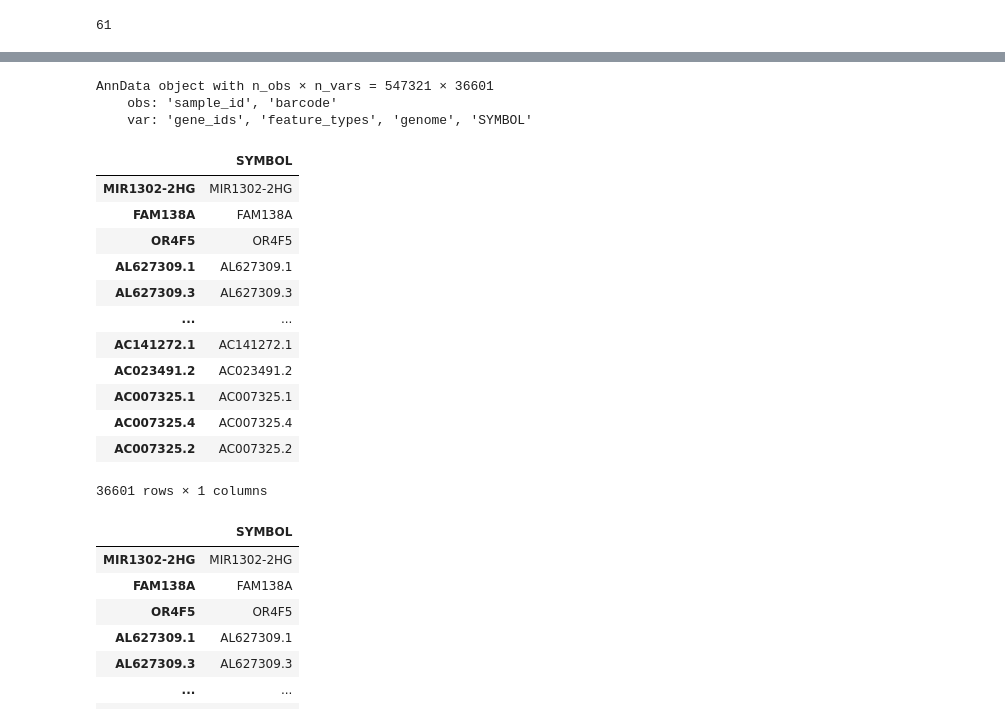
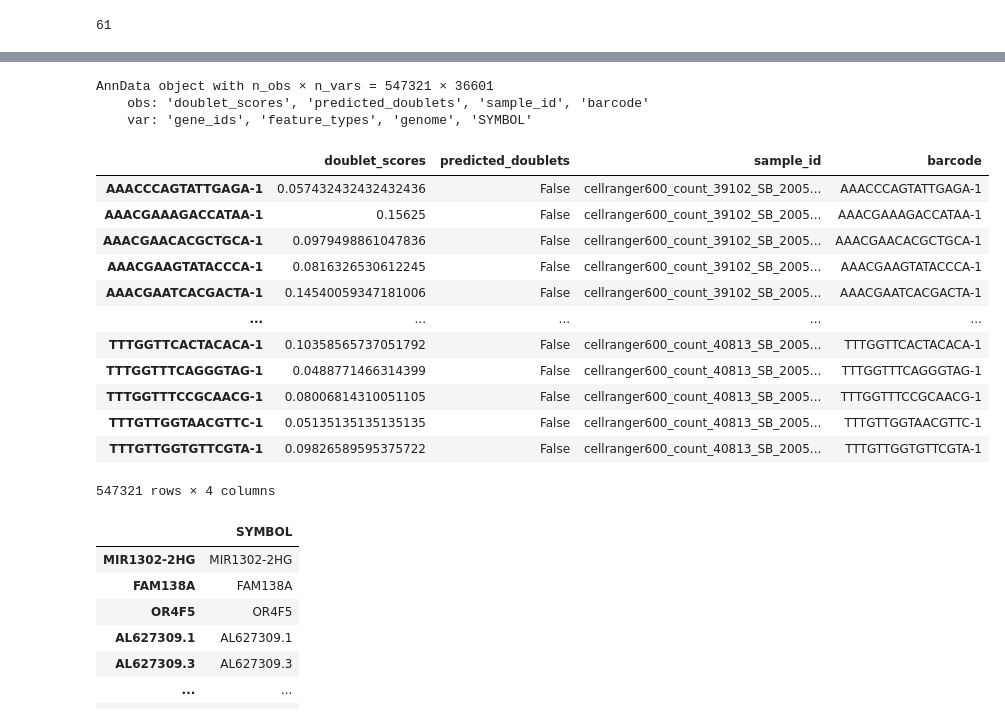
Before and after one commit to haniffalab/cns-haematopoiesis, a Jupyter notebook: analysis/01_preprocess_scRNAseq/combined_anndata_object_generation.ipynb, the cells around one changed output, grey strips where cells are left out. Saved outputs shown, nothing was run; the diff lists cells and outputs as text; code cells hidden in the pictures.

```diff
--- a/analysis/01_preprocess_scRNAseq/combined_anndata_object_generation.ipynb
+++ b/analysis/01_preprocess_scRNAseq/combined_anndata_object_generation.ipynb
@@ -43,6 +43,10 @@ def read_10x_output(smp_list, metadata=None, type = 'raw'):
             if type in i and 'h5' in i:
                 file = f"{sample_name}_knee_FPR_0.01_filtered.h5"
                 ad[sample_name] = sc.read_10x_h5(sample_name +'/'+file)
+                scrub = scr.Scrublet(ad[sample_name].X.copy())
+                doublet_scores, predicted_doublets = scrub.scrub_doublets()
+                ad[sample_name].obs['doublet_scores'] = doublet_scores
+                ad[sample_name].obs['predicted_doublets'] = predicted_doublets
                 ad[sample_name].var['ENSEMBL'] = ad[sample_name].var.index
                 ad[sample_name].var.rename(columns = {'gene_ids':'SYMBOL'}, inplace = True)
                 ad[sample_name].var.index = ad[sample_name].var['SYMBOL']
@@ -167,2 +199,7 @@ AnnData object with n_obs × n_vars = 924995 × 36601
 # %%
 meninges_sample= sc.read_10x_h5('HCA_BRA_F13774552_and_HCA_BRA_F13768422/HCA_BRA_F13774552_and_HCA_BRA_F13768422_filtered.h5')
+# %%
+scrub = scr.Scrublet(meninges_sample.X.copy())
+doublet_scores, predicted_doublets = scrub.scrub_doublets()
+meninges_sample.obs['doublet_scores'] = doublet_scores
+meninges_sample.obs['predicted_doublets'] = predicted_doublets
@@ -318,6 +437,10 @@ def read_10x_output_spine(smp_list, type = 'filtered'):
             if type in i and 'h5' in i:
                 file = i
         ad[sample_name] = sc.read_10x_h5(sample_name +'/'+file)
+        scrub = scr.Scrublet(ad[sample_name].X.copy())
+        doublet_scores, predicted_doublets = scrub.scrub_doublets()
+        ad[sample_name].obs['doublet_scores'] = doublet_scores
+        ad[sample_name].obs['predicted_doublets'] = predicted_doublets
         ad[sample_name].var['SYMBOL'] = ad[sample_name].var.index
         #ad[sample_name].var.drop(columns=['gene_ids',"feature_types","genome"], inplace=True)
         ad[sample_name].var_names_make_unique()
@@ -347,24 +488,24 @@ spine, ad_list = read_10x_output_spine(
 spine
 # %% [output]
 AnnData object with n_obs × n_vars = 547321 × 36601
-    obs: 'sample_id', 'barcode'
+    obs: 'doublet_scores', 'predicted_doublets', 'sample_id', 'barcode'
     var: 'gene_ids', 'feature_types', 'genome', 'SYMBOL'
 # %%
-spine.var
+spine.obs
 # %% [output]
-|  | SYMBOL |
-| MIR1302-2HG | MIR1302-2HG |
-| FAM138A | FAM138A |
-| OR4F5 | OR4F5 |
-| AL627309.1 | AL627309.1 |
-| AL627309.3 | AL627309.3 |
-| ... | ... |
-| AC141272.1 | AC141272.1 |
-| AC023491.2 | AC023491.2 |
-| AC007325.1 | AC007325.1 |
-| AC007325.4 | AC007325.4 |
-| AC007325.2 | AC007325.2 |
+|  | doublet_scores | predicted_doublets | sample_id | barcode |
+| AAACCCAGTATTGAGA-1 | 0.057432432432432436 | False | cellranger600_count_39102_SB_2005... | AAACCCAGTATTGAGA-1 |
+| AAACGAAAGACCATAA-1 | 0.15625 | False | cellranger600_count_39102_SB_2005... | AAACGAAAGACCATAA-1 |
+| AAACGAACACGCTGCA-1 | 0.0979498861047836 | False | cellranger600_count_39102_SB_2005... | AAACGAACACGCTGCA-1 |
+| AAACGAAGTATACCCA-1 | 0.0816326530612245 | False | cellranger600_count_39102_SB_2005... | AAACGAAGTATACCCA-1 |
+| AAACGAATCACGACTA-1 | 0.14540059347181006 | False | cellranger600_count_39102_SB_2005... | AAACGAATCACGACTA-1 |
+| ... | ... | ... | ... | ... |
+| TTTGGTTCACTACACA-1 | 0.10358565737051792 | False | cellranger600_count_40813_SB_2005... | TTTGGTTCACTACACA-1 |
+| TTTGGTTTCAGGGTAG-1 | 0.0488771466314399 | False | cellranger600_count_40813_SB_2005... | TTTGGTTTCAGGGTAG-1 |
+| TTTGGTTTCCGCAACG-1 | 0.08006814310051105 | False | cellranger600_count_40813_SB_2005... | TTTGGTTTCCGCAACG-1 |
+| TTTGTTGGTAACGTTC-1 | 0.05135135135135135 | False | cellranger600_count_40813_SB_2005... | TTTGTTGGTAACGTTC-1 |
+| TTTGTTGGTGTTCGTA-1 | 0.09826589595375722 | False | cellranger600_count_40813_SB_2005... | TTTGTTGGTGTTCGTA-1 |
-36601 rows × 1 columns
+547321 rows × 4 columns
 # %%
 spine.var.drop(columns=['gene_ids',"feature_types","genome"], inplace=True)
 # %%
```
Also changed, not shown: parts of 37 cells of this notebook, 4 other files.
